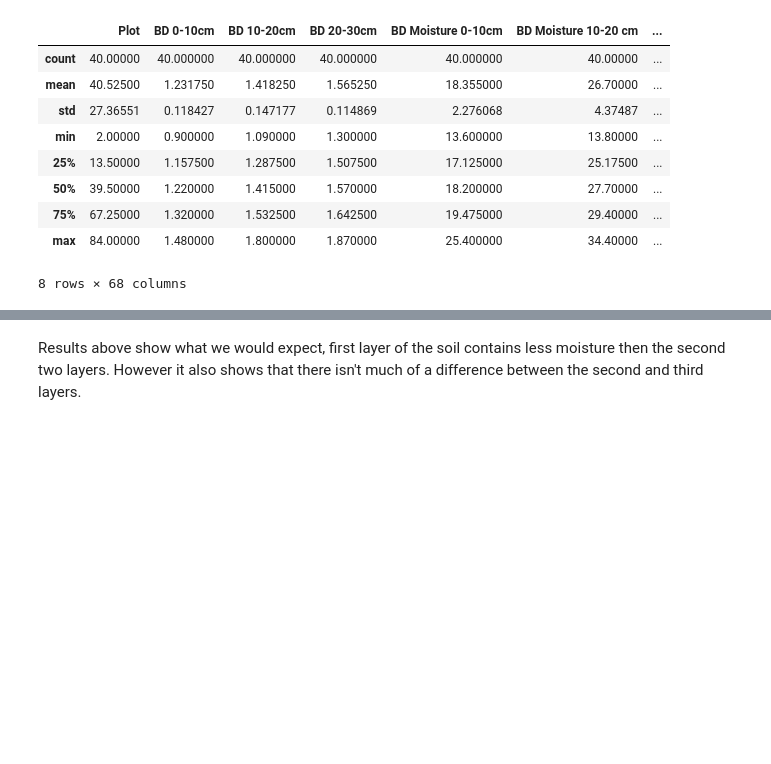
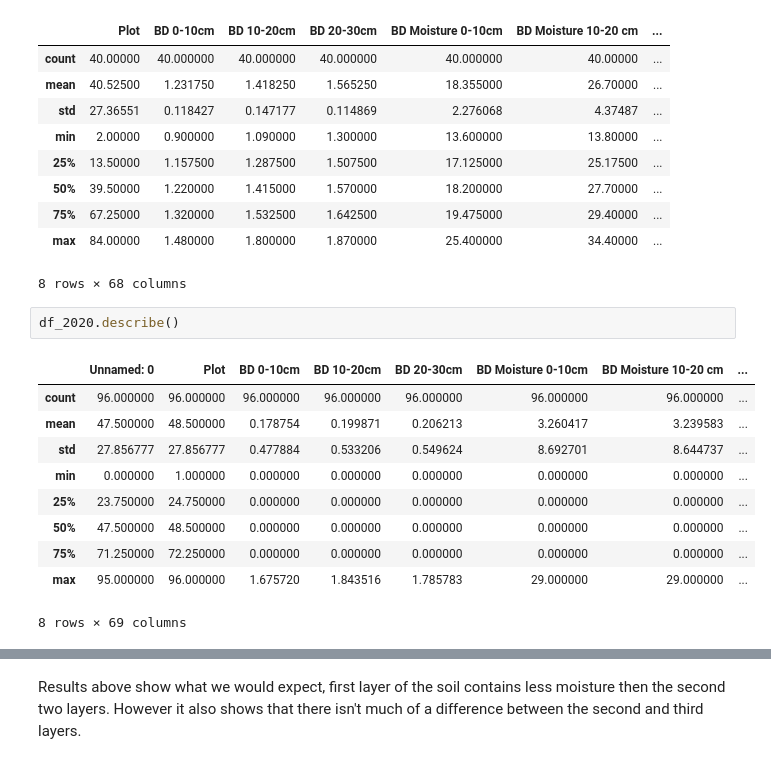
Before and after one commit to ciaranpflanagan/FYP, a Jupyter notebook: data_analysis.ipynb, the cells around one changed output, grey strips where cells are left out. Saved outputs shown, nothing was run; the diff lists cells and outputs as text; blank space fills up the shorter version.

```diff
--- a/data_analysis.ipynb
+++ b/data_analysis.ipynb
@@ -37,4 +50,17 @@ df_2021.describe()
 | 75% | 67.25000 | 1.320000 | 1.532500 | 1.642500 | 19.475000 | 29.40000 | ... |
 | max | 84.00000 | 1.480000 | 1.800000 | 1.870000 | 25.400000 | 34.40000 | ... |
 8 rows × 68 columns
+# %%
+df_2020.describe()
+# %% [output]
+|  | Unnamed: 0 | Plot | BD 0-10cm | BD 10-20cm | BD 20-30cm | BD Moisture 0-10cm | BD Moisture 10-20 cm | ... |
+| count | 96.000000 | 96.000000 | 96.000000 | 96.000000 | 96.000000 | 96.000000 | 96.000000 | ... |
+| mean | 47.500000 | 48.500000 | 0.178754 | 0.199871 | 0.206213 | 3.260417 | 3.239583 | ... |
+| std | 27.856777 | 27.856777 | 0.477884 | 0.533206 | 0.549624 | 8.692701 | 8.644737 | ... |
+| min | 0.000000 | 1.000000 | 0.000000 | 0.000000 | 0.000000 | 0.000000 | 0.000000 | ... |
+| 25% | 23.750000 | 24.750000 | 0.000000 | 0.000000 | 0.000000 | 0.000000 | 0.000000 | ... |
+| 50% | 47.500000 | 48.500000 | 0.000000 | 0.000000 | 0.000000 | 0.000000 | 0.000000 | ... |
+| 75% | 71.250000 | 72.250000 | 0.000000 | 0.000000 | 0.000000 | 0.000000 | 0.000000 | ... |
+| max | 95.000000 | 96.000000 | 1.675720 | 1.843516 | 1.785783 | 29.000000 | 29.000000 | ... |
+8 rows × 69 columns
 # %%
```
Also changed, not shown: parts of 9 cells of this notebook.
